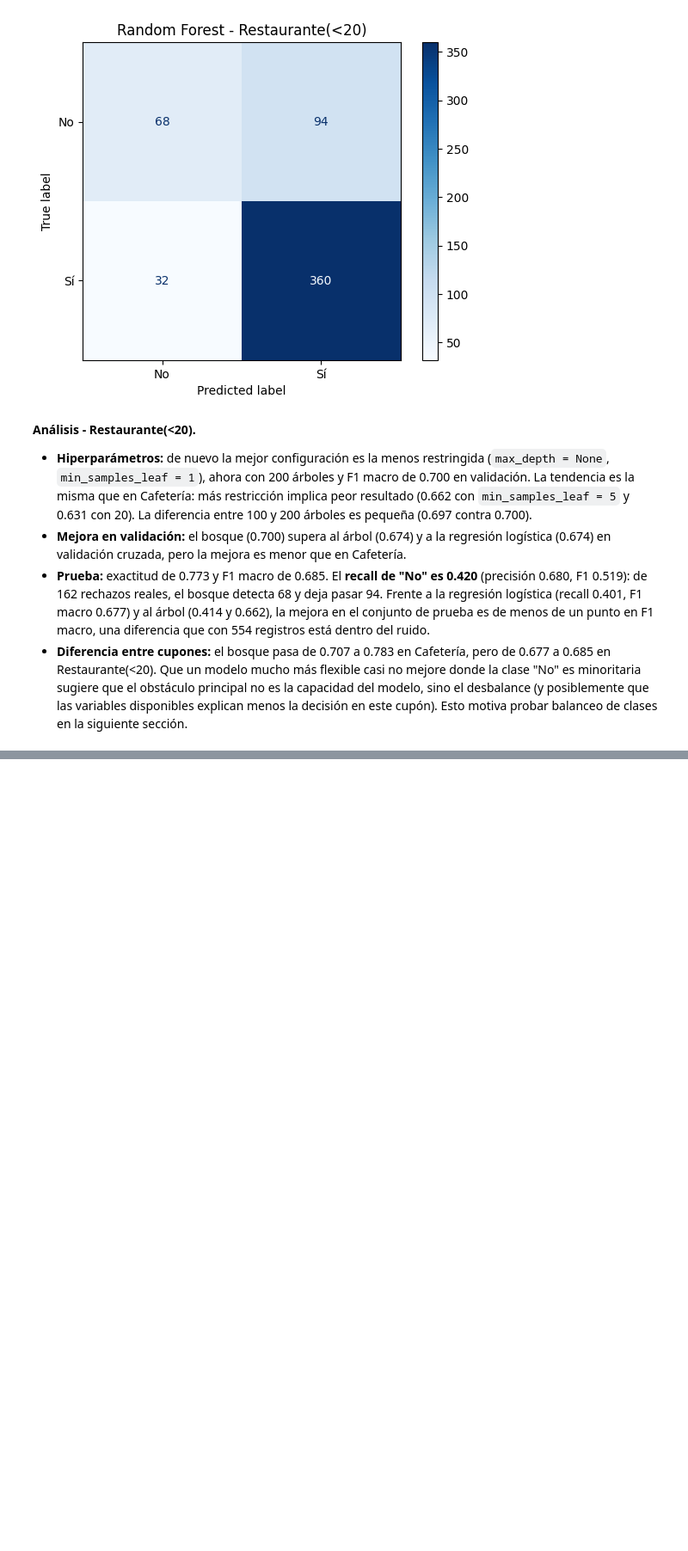
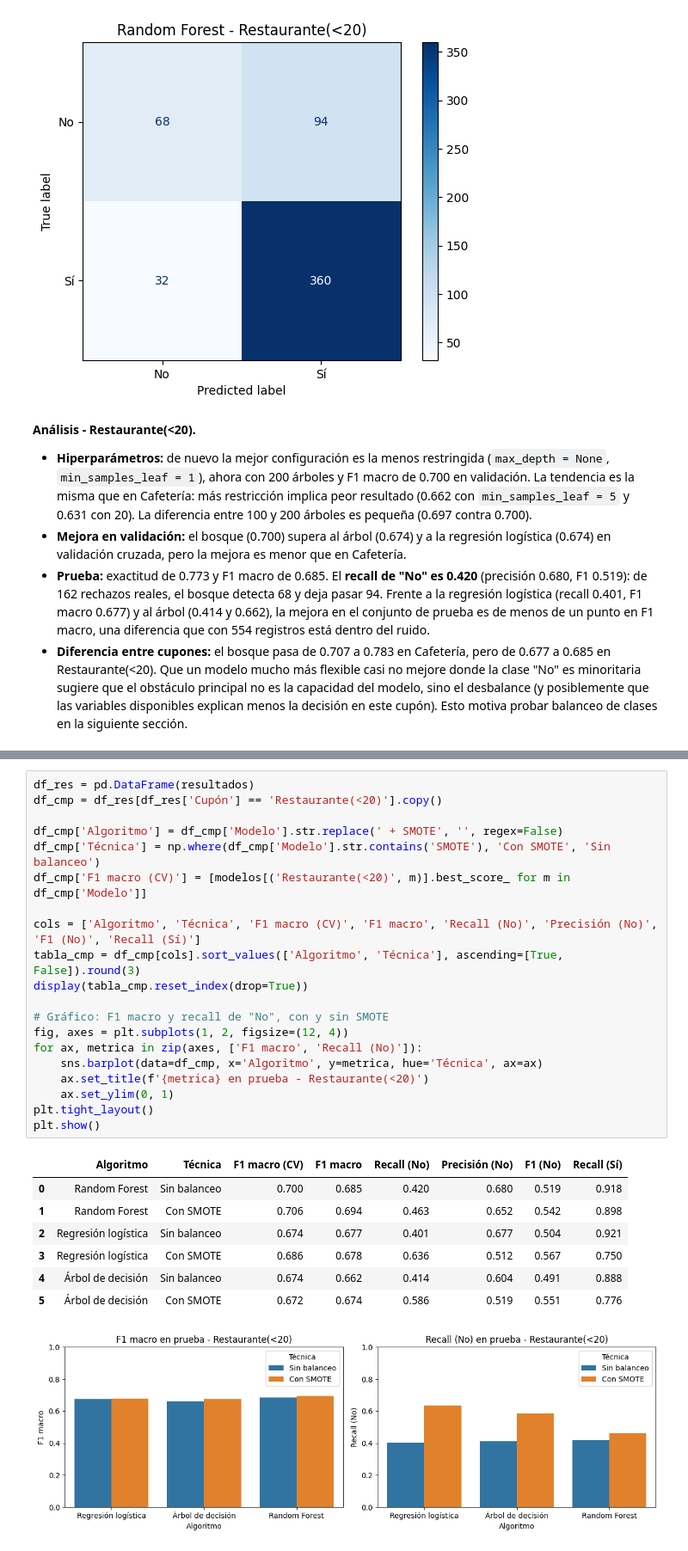
Before and after one commit to samuelmolinal/Lab3-ML, a Jupyter notebook: Laboratorio 3 - Clasificación.ipynb, the cells around one changed output, grey strips where cells are left out. Shown at 86% size. Drawn from its saved outputs; the diff is of its cells as text; blank space fills up the shorter version.

```diff
--- a/Laboratorio 3 - Clasificación.ipynb
+++ b/Laboratorio 3 - Clasificación.ipynb
@@ -948,0 +1046,29 @@ weighted avg      0.760     0.773     0.754       554
+# %%
+df_res = pd.DataFrame(resultados)
+df_cmp = df_res[df_res['Cupón'] == 'Restaurante(<20)'].copy()
+
+df_cmp['Algoritmo'] = df_cmp['Modelo'].str.replace(' + SMOTE', '', regex=False)
+df_cmp['Técnica'] = np.where(df_cmp['Modelo'].str.contains('SMOTE'), 'Con SMOTE', 'Sin balanceo')
+df_cmp['F1 macro (CV)'] = [modelos[('Restaurante(<20)', m)].best_score_ for m in df_cmp['Modelo']]
+
+cols = ['Algoritmo', 'Técnica', 'F1 macro (CV)', 'F1 macro', 'Recall (No)', 'Precisión (No)', 'F1 (No)', 'Recall (Sí)']
+tabla_cmp = df_cmp[cols].sort_values(['Algoritmo', 'Técnica'], ascending=[True, False]).round(3)
+display(tabla_cmp.reset_index(drop=True))
+
+# Gráfico: F1 macro y recall de "No", con y sin SMOTE
+fig, axes = plt.subplots(1, 2, figsize=(12, 4))
+for ax, metrica in zip(axes, ['F1 macro', 'Recall (No)']):
+    sns.barplot(data=df_cmp, x='Algoritmo', y=metrica, hue='Técnica', ax=ax)
+    ax.set_title(f'{metrica} en prueba - Restaurante(<20)')
+    ax.set_ylim(0, 1)
+plt.tight_layout()
+plt.show()
+# %% [output]
+|  | Algoritmo | Técnica | F1 macro (CV) | F1 macro | Recall (No) | Precisión (No) | F1 (No) | Recall (Sí) |
+| 0 | Random Forest | Sin balanceo | 0.700 | 0.685 | 0.420 | 0.680 | 0.519 | 0.918 |
+| 1 | Random Forest | Con SMOTE | 0.706 | 0.694 | 0.463 | 0.652 | 0.542 | 0.898 |
+| 2 | Regresión logística | Sin balanceo | 0.674 | 0.677 | 0.401 | 0.677 | 0.504 | 0.921 |
+| 3 | Regresión logística | Con SMOTE | 0.686 | 0.678 | 0.636 | 0.512 | 0.567 | 0.750 |
+| 4 | Árbol de decisión | Sin balanceo | 0.674 | 0.662 | 0.414 | 0.604 | 0.491 | 0.888 |
+| 5 | Árbol de decisión | Con SMOTE | 0.672 | 0.674 | 0.586 | 0.519 | 0.551 | 0.776 |
+[figure, added]
```
Also changed, not shown: parts of 11 cells of this notebook.
